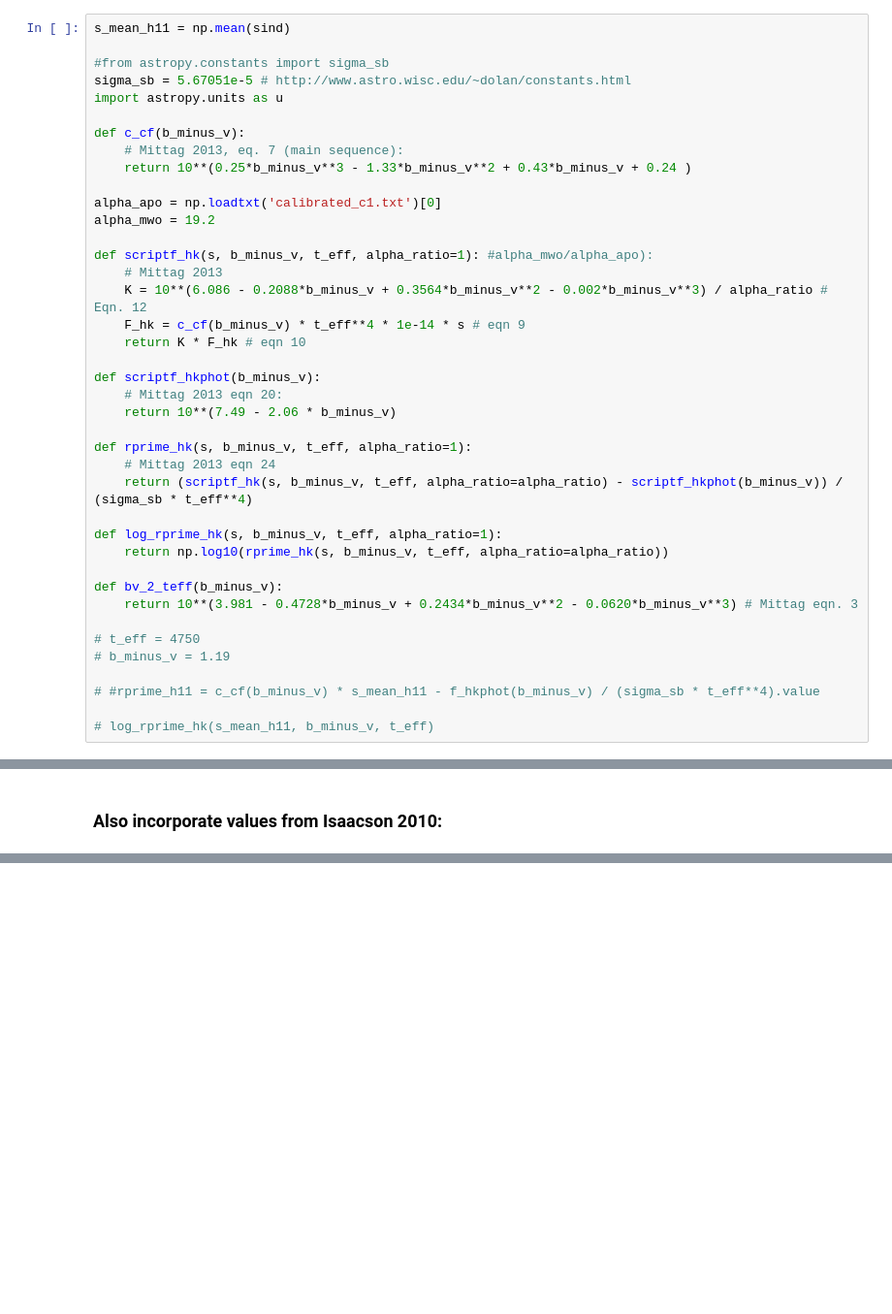
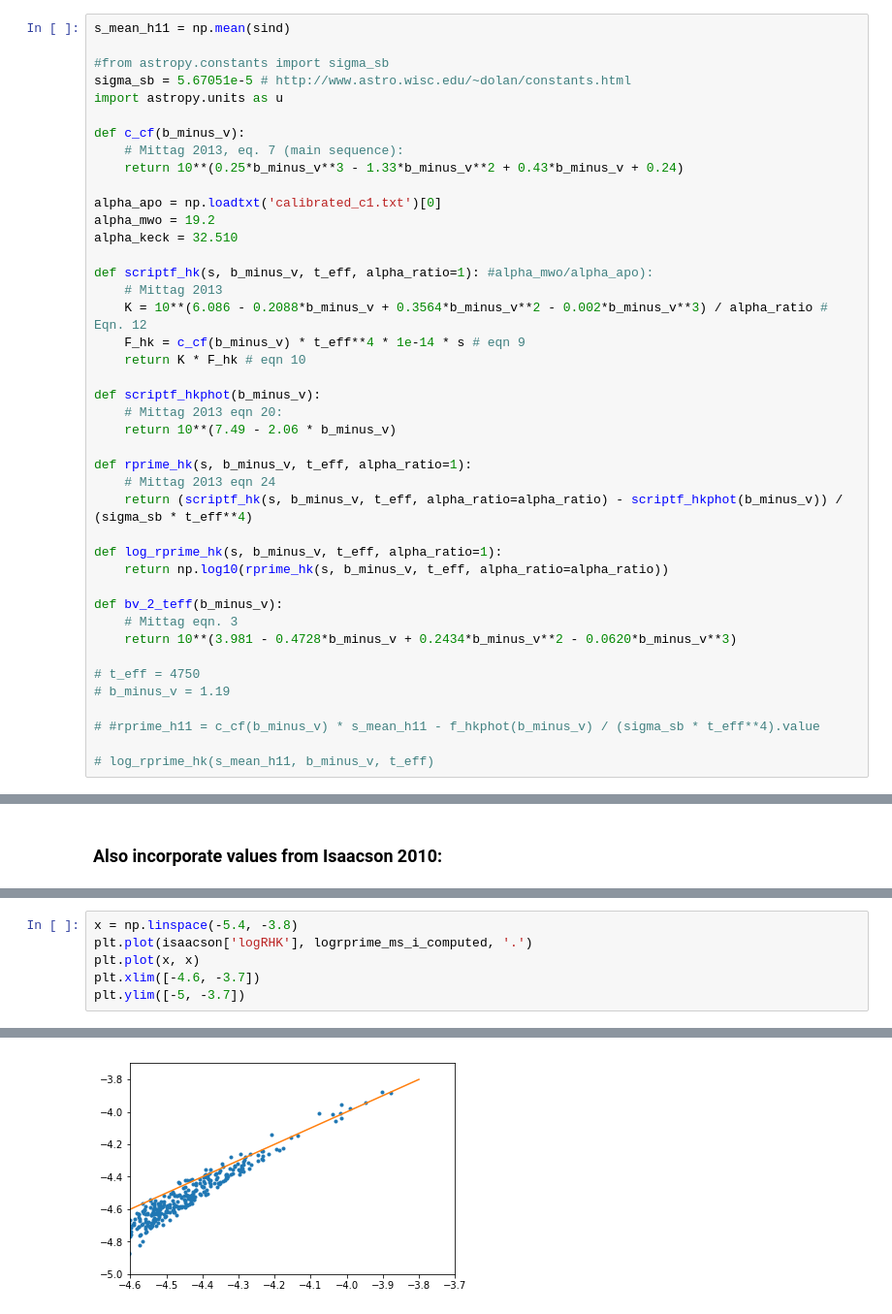
Before and after one commit to bmorris3/arces_hk, a Jupyter notebook: rprime.ipynb, the cells around one changed output, grey strips where cells are left out. Shown at 97% size. Drawn from its saved outputs; the diff is of its cells as text; blank space fills up the shorter version.

```diff
--- a/rprime.ipynb
+++ b/rprime.ipynb
@@ -82,10 +83,11 @@ import astropy.units as u
 
 def c_cf(b_minus_v):
     # Mittag 2013, eq. 7 (main sequence):
-    return 10**(0.25*b_minus_v**3 - 1.33*b_minus_v**2 + 0.43*b_minus_v + 0.24 )
+    return 10**(0.25*b_minus_v**3 - 1.33*b_minus_v**2 + 0.43*b_minus_v + 0.24)
 
 alpha_apo = np.loadtxt('calibrated_c1.txt')[0]
 alpha_mwo = 19.2
+alpha_keck = 32.510
 
 def scriptf_hk(s, b_minus_v, t_eff, alpha_ratio=1): #alpha_mwo/alpha_apo):
     # Mittag 2013
@@ -105,7 +107,8 @@ def log_rprime_hk(s, b_minus_v, t_eff, alpha_ratio=1):
     return np.log10(rprime_hk(s, b_minus_v, t_eff, alpha_ratio=alpha_ratio))
 
 def bv_2_teff(b_minus_v):
-    return 10**(3.981 - 0.4728*b_minus_v + 0.2434*b_minus_v**2 - 0.0620*b_minus_v**3) # Mittag eqn. 3
+    # Mittag eqn. 3
+    return 10**(3.981 - 0.4728*b_minus_v + 0.2434*b_minus_v**2 - 0.0620*b_minus_v**3)
 
 # t_eff = 4750
 # b_minus_v = 1.19
@@ -332,0 +341,7 @@ WARNING: AstropyDeprecationWarning: astropy.utils.compat.odict.OrderedDict is no
+# %%
+x = np.linspace(-5.4, -3.8)
+plt.plot(isaacson['logRHK'], logrprime_ms_i_computed, '.')
+plt.plot(x, x)
+plt.xlim([-4.6, -3.7])
+plt.ylim([-5, -3.7])
+# %% [output]
@@ -333,3 +349,4 @@ WARNING: AstropyDeprecationWarning: astropy.utils.compat.odict.OrderedDict is no
+[figure, added]
 # %%
 N_stars_total = np.sum([np.count_nonzero(np.isfinite(l))
                         for l in [logrprime_ms_w, logrprime_ms, logrprime_ms_i]])
```
Also changed, not shown: parts of 20 cells of this notebook, 14 other files.
